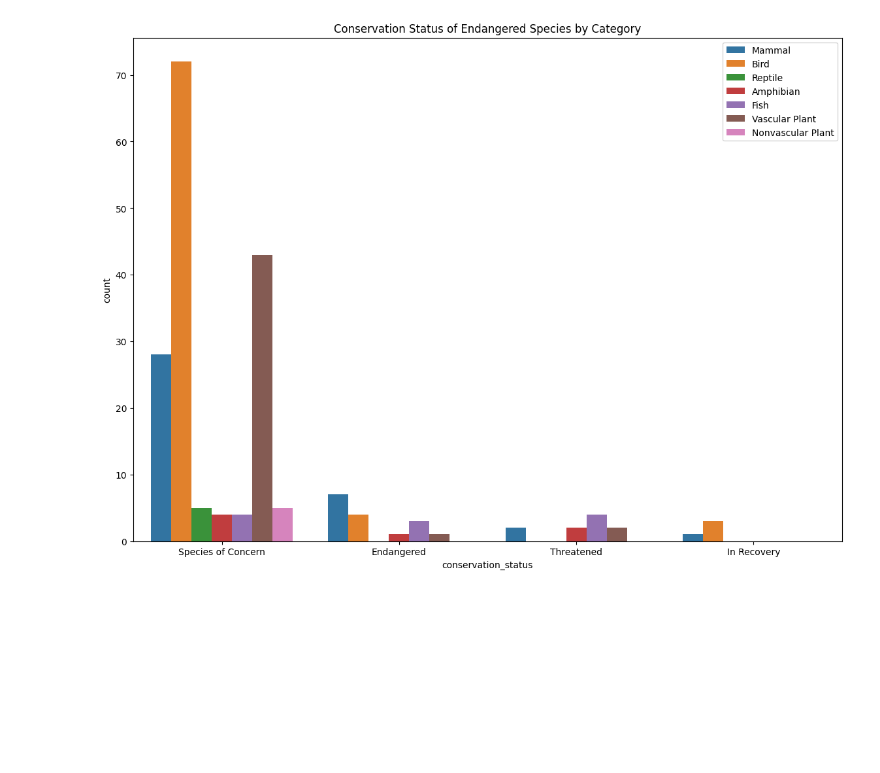
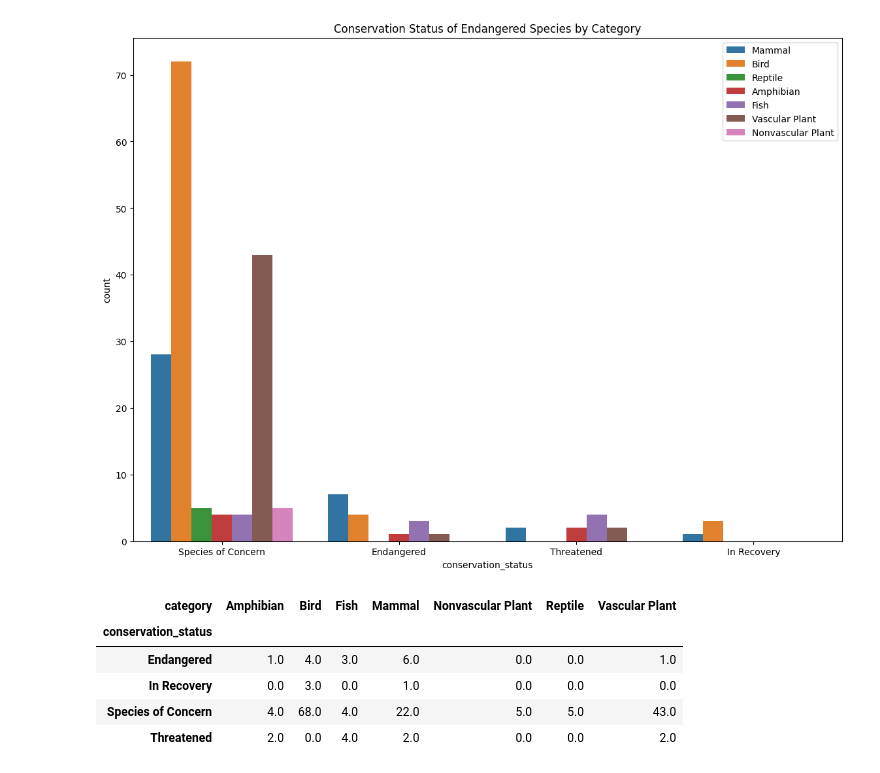
Before and after one commit to BorutaAx/Biodiversity-in-national-parks-Portfolio-Project, a Jupyter notebook: biodiversity.ipynb, the cells around one changed output. Drawn from its saved outputs; the diff is of its cells as text; code cells hidden in the pictures; blank space fills up the shorter version.

```diff
--- a/biodiversity.ipynb
+++ b/biodiversity.ipynb
@@ -64,3 +64,17 @@ plt.show()
 3  Species of Concern              151
 4          Threatened               10
 [figure]
+# %%
+# Creating a contingency table for Category and Conservation Status
+conservation_category = species[species.conservation_status != 'No Intervention'].groupby(['conservation_status', 'category']).scientific_name.nunique().unstack()
+
+# Filling NaNs with 0 for better readability
+conservation_category.fillna(0, inplace=True)
+display(conservation_category)
+# %% [output]
+| category | Amphibian | Bird | Fish | Mammal | Nonvascular Plant | Reptile | Vascular Plant |
+| conservation_status |  |  |  |  |  |  |  |
+| Endangered | 1.0 | 4.0 | 3.0 | 6.0 | 0.0 | 0.0 | 1.0 |
+| In Recovery | 0.0 | 3.0 | 0.0 | 1.0 | 0.0 | 0.0 | 0.0 |
+| Species of Concern | 4.0 | 68.0 | 4.0 | 22.0 | 5.0 | 5.0 | 43.0 |
+| Threatened | 2.0 | 0.0 | 4.0 | 2.0 | 0.0 | 0.0 | 2.0 |
```
Also changed, not shown: parts of 8 cells of this notebook.
